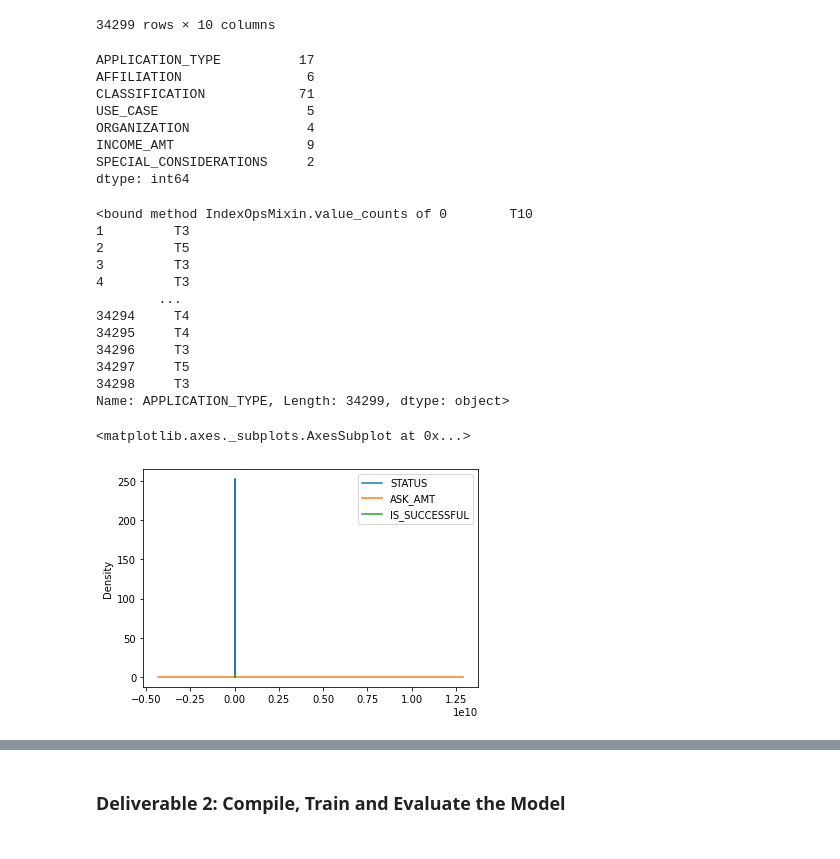
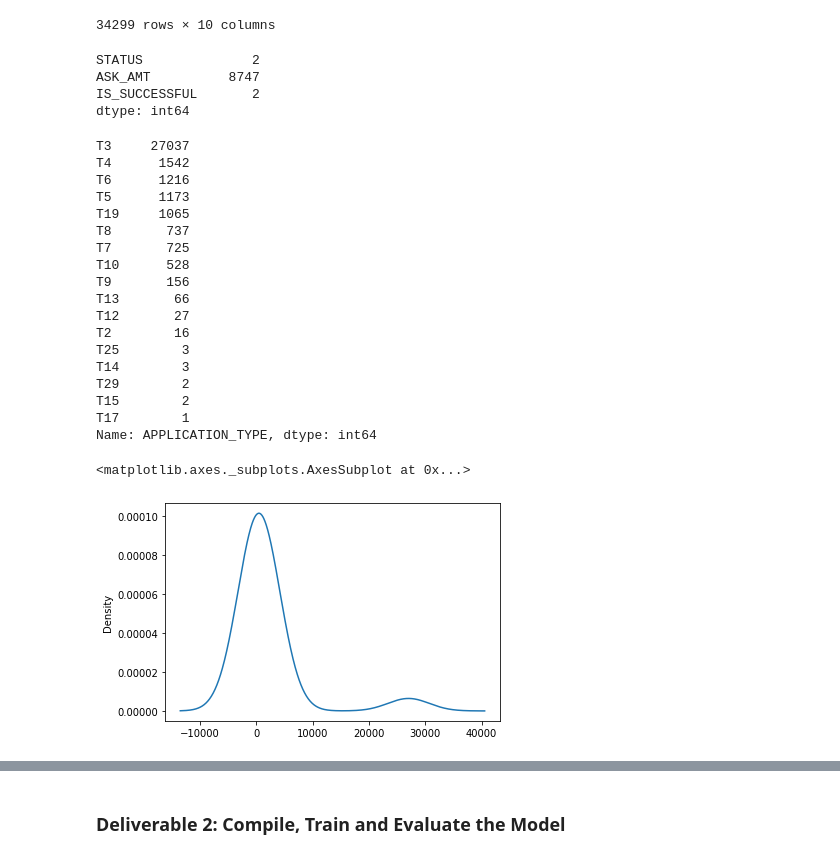
Before and after one commit to chensley0216/Neural_Network_Charity_Analysis, a Jupyter notebook: Challenge/AlphabetSoupCharity.ipynb, the cells around one changed output, grey strips where cells are left out. Saved outputs shown, nothing was run; the diff lists cells and outputs as text; code cells hidden in the pictures.

```diff
--- a/Challenge/AlphabetSoupCharity.ipynb
+++ b/Challenge/AlphabetSoupCharity.ipynb
@@ -35,8 +35,8 @@ Saving charity_data.csv to charity_data.csv
 # %%
 #  Import and read the charity_data.csv.
 import pandas as pd
-application_df = pd.read_csv("charity_data.csv")
-application_df.head()
+charity_df = pd.read_csv("charity_data.csv")
+charity_df.head()
 # %% [output]
 |  | EIN | NAME | APPLICATION_TYPE | AFFILIATION | CLASSIFICATION | USE_CASE | ORGANIZATION | STATUS | ... |
 | 0 | 10520599 | BLUE KNIGHTS MOTORCYCLE CLUB | T10 | Independent | C1000 | ProductDev | Association | 1 | ... |
@@ -46,7 +46,7 @@ application_df.head()
 | 4 | 10556103 | GENETIC RESEARCH INSTITUTE OF THE... | T3 | Independent | C1000 | Heathcare | Trust | 1 | ... |
 # %%
 # Drop the non-beneficial ID columns, 'EIN' and 'NAME'.
-charity_df = application_df.drop(['EIN', 'NAME'], axis=1)
+charity_df = charity_df.drop(['EIN', 'NAME'], axis=1)
 charity_df
 # %% [output]
 |  | APPLICATION_TYPE | AFFILIATION | CLASSIFICATION | USE_CASE | ORGANIZATION | STATUS | INCOME_AMT | ... |
@@ -64,41 +64,43 @@ charity_df
 34299 rows × 10 columns
 # %%
 # Determine the number of unique values in each column.
-charity_cat = charity_df.dtypes[charity_df.dtypes == "object"].index.tolist()
+charity_cat = charity_df.dtypes[charity_df.dtypes == "int64"].index.tolist()
 charity_df[charity_cat].nunique()
 # %% [output]
-APPLICATION_TYPE          17
-AFFILIATION                6
-CLASSIFICATION            71
-USE_CASE                   5
-ORGANIZATION               4
-INCOME_AMT                 9
-SPECIAL_CONSIDERATIONS     2
+STATUS              2
+ASK_AMT          8747
+IS_SUCCESSFUL       2
 dtype: int64
 # %%
 # Look at APPLICATION_TYPE value counts for binning
-app_counts_df = charity_df.APPLICATION_TYPE.value_counts
+app_counts_df = charity_df.APPLICATION_TYPE.value_counts()
 app_counts_df
 # %% [output]
-<bound method IndexOpsMixin.value_counts of 0        T10
-1         T3
-2         T5
-3         T3
-4         T3
-        ...
-34294     T4
-34295     T4
-34296     T3
-34297     T5
-34298     T3
-Name: APPLICATION_TYPE, Length: 34299, dtype: object>
+T3     27037
+T4      1542
+T6      1216
+T5      1173
+T19     1065
+T8       737
+T7       725
+T10      528
+T9       156
+T13       66
+T12       27
+T2        16
+T25        3
+T14        3
+T29        2
+T15        2
+T17        1
+Name: APPLICATION_TYPE, dtype: int64
 # %%
 # Visualize the value counts of APPLICATION_TYPE
 from matplotlib.pyplot import plot
-charity_df.plot.density()
+app_counts_df.plot.density()
 # %% [output]
 <matplotlib.axes._subplots.AxesSubplot at 0x...>
-[figure, old version]
+[figure, new version]
 # %%
 # Determine which values to replace if counts are less than ...?
 new_app_counts = list(app_counts_df[app_counts_df < 500].index)
```
Also changed, not shown: parts of 18 cells of this notebook, 3 other files.
